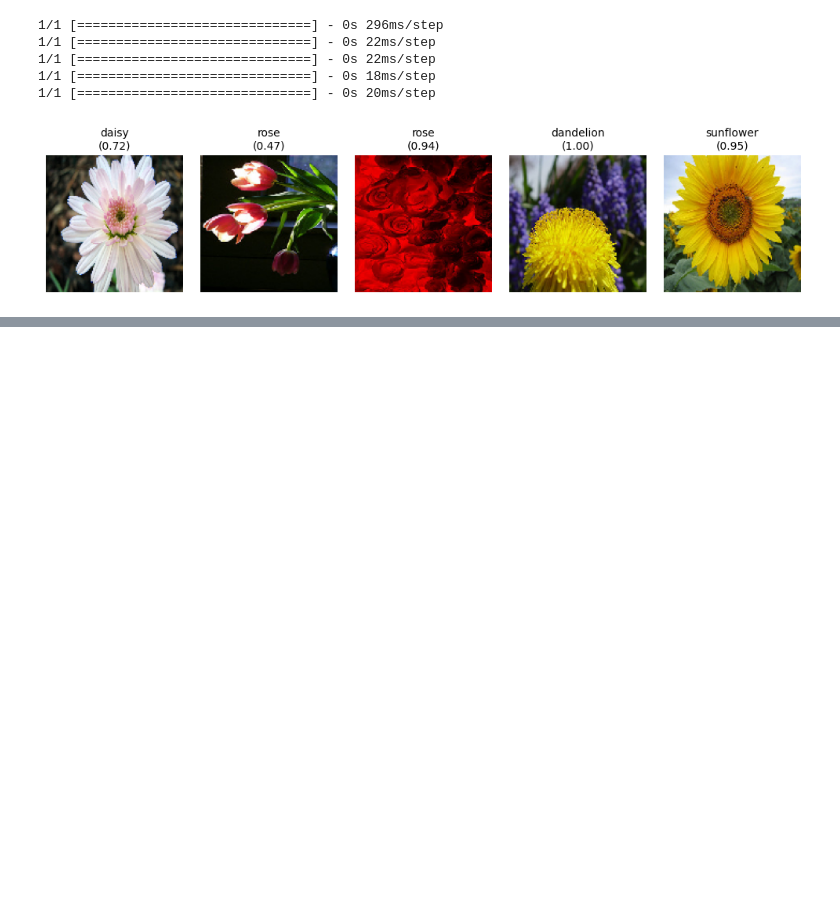
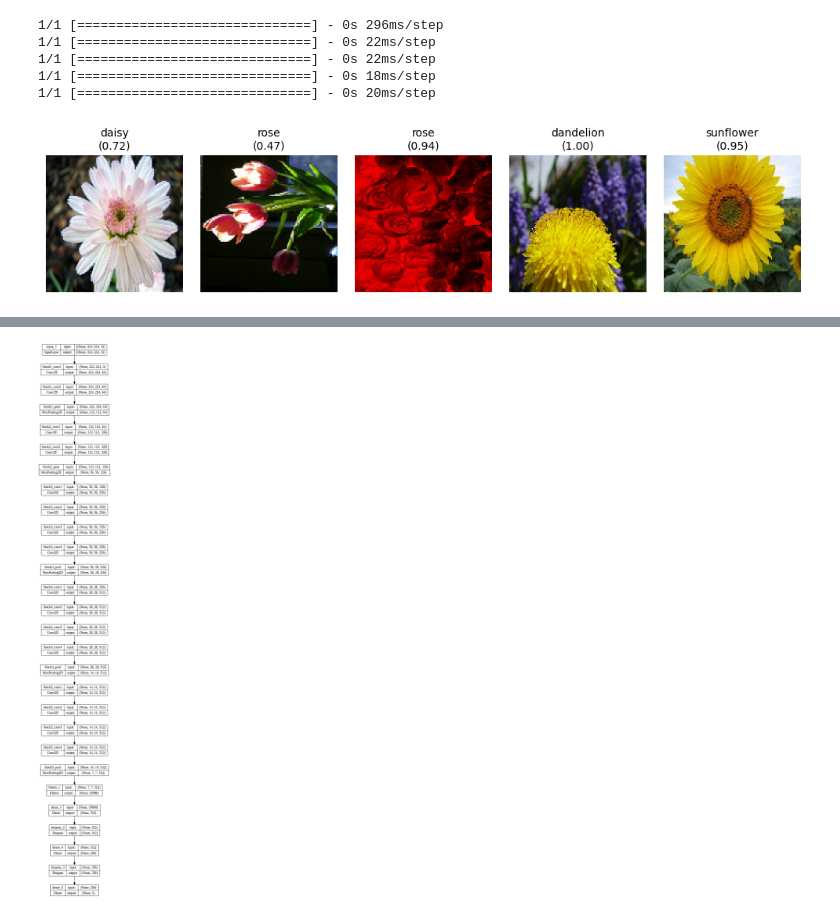
Before and after one commit to ShankalpaPokharel/FlowerClassification-with-DeepLearning, a Jupyter notebook: Flower_Image_Classification_with_Convolutional_Neural_Network.ipynb, the cells around one changed output, grey strips where cells are left out. Cells and saved outputs as stored; diff of their text form; code cells hidden in the pictures; blank space fills up the shorter version.

```diff
--- a/Flower_Image_Classification_with_Convolutional_Neural_Network.ipynb
+++ b/Flower_Image_Classification_with_Convolutional_Neural_Network.ipynb
@@ -599,0 +610,40 @@ plt.show()
+# %%
+from tensorflow.keras.models import Model
+from tensorflow.keras.layers import Flatten, Dense, Dropout
+
+# Load pre-trained VGG19 model without classification layers
+vgg19_base = tf.keras.applications.VGG19(
+    include_top=False, input_shape=(224, 224, 3), weights='imagenet')
+
+# Set pre-trained layers to non-trainable
+for layer in vgg19_base.layers:
+    layer.trainable = False
+
+# Add new classification layers
+x = vgg19_base.output
+x = Flatten()(x)
+x = Dense(512, activation='relu')(x)
+x = Dropout(0.5)(x)
+x = Dense(256, activation='relu')(x)
+x = Dropout(0.5)(x)
+predictions = Dense(5, activation='softmax')(x)
+
+# Define new model
+vgg19_model = Model(inputs=vgg19_base.input, outputs=predictions)
+
+# Train new classification layers
+vgg19_model.compile(optimizer='adam', loss='categorical_crossentropy', metrics=['accuracy'])
+
+from tensorflow.keras.callbacks import ModelCheckpoint, EarlyStopping
+
+# Define the filepath where the best model will be saved
+filepath = "flower_classification_best_vgg19.h5"
+
+# Create the ModelCheckpoint callback to save the best model based on validation loss
+checkpoint = ModelCheckpoint(filepath, monitor='val_loss', save_best_only=True, mode='min', verbose=1)
+
+# Create the EarlyStopping callback to stop training if validation loss doesn't improve for 3 epochs
+early_stop = EarlyStopping(monitor='val_loss', patience=3, mode='min', verbose=1)
+
+# Train the model and save the best model based on validation loss
+history = vgg19_model.fit(train_generator, epochs=20, validation_data=val_generator, callbacks=[checkpoint, early_stop])
@@ -599,0 +668,4 @@ plt.show()
+# %%
+plot_model(vgg19_model, to_file='lstm_model.png', show_shapes=True, show_layer_names=True)
+# %% [output]
+[figure, added]
```
Also changed, not shown: parts of 7 cells of this notebook.
